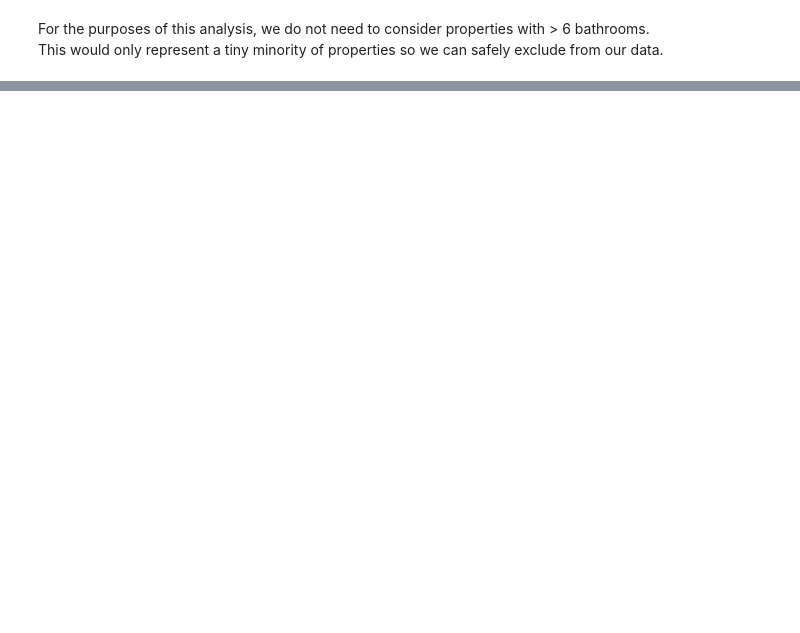
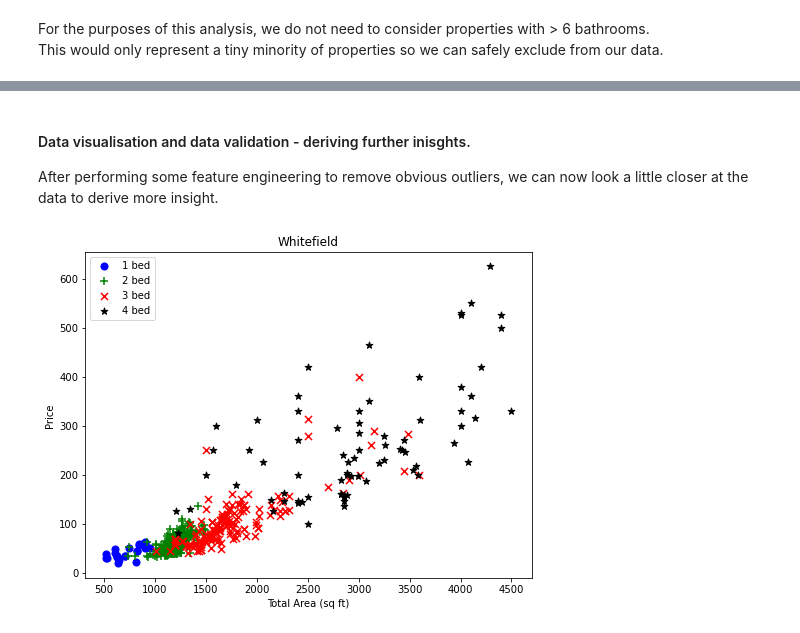
Before and after one commit to jiltednut/bangalore_houses, a Jupyter notebook: Bangalore_House_Price_Prediction.ipynb, the cells around one changed output, grey strips where cells are left out. Cells and saved outputs as stored; diff of their text form; code cells hidden in the pictures; blank space fills up the shorter version.

```diff
--- a/Bangalore_House_Price_Prediction.ipynb
+++ b/Bangalore_House_Price_Prediction.ipynb
@@ -798,0 +801,26 @@ array([[<AxesSubplot:title={'center':'bath'}>,
+# %% [markdown]
+#### Data visualisation and data validation - deriving further inisghts.
+After performing some feature engineering to remove obvious outliers, we can now look a little closer at the data to derive more insight.
+# %%
+# Function to build a scatterplot for 1, 2, 3, 4 bed properties in various locations.
+def plot_scatter(df, location):
+    bed1 = df[np.logical_and(df['location'] == location, df['beds'] == 1)]
+    bed2 = df[np.logical_and(df['location'] == location, df['beds'] == 2)]
+    bed3 = df[np.logical_and(df['location'] == location, df['beds'] == 3)]
+    bed4 = df[np.logical_and(df['location'] == location, df['beds'] == 4)]
+
+    matplotlib.rcParams['figure.figsize'] = (8, 6)
+
+    plt.scatter(bed1['sqft'], bed1['price'], color = 'blue', label = '1 bed', s = 50)
+    plt.scatter(bed2['sqft'], bed2['price'], color = 'green', label = '2 bed', s = 50, marker = '+')
+    plt.scatter(bed3['sqft'], bed3['price'], color = 'red', label = '3 bed', s = 50, marker = 'x')
+    plt.scatter(bed4['sqft'], bed4['price'], color = 'black', label = '4 bed', s = 50, marker = '*')
+
+    plt.xlabel("Total Area (sq ft)")
+    plt.ylabel("Price")
+    plt.title(location)
+    plt.legend()
+# %%
+plot_scatter(df, "Whitefield")
+# %% [output]
+[figure, added]
```
Also changed, not shown: parts of 47 cells of this notebook.
